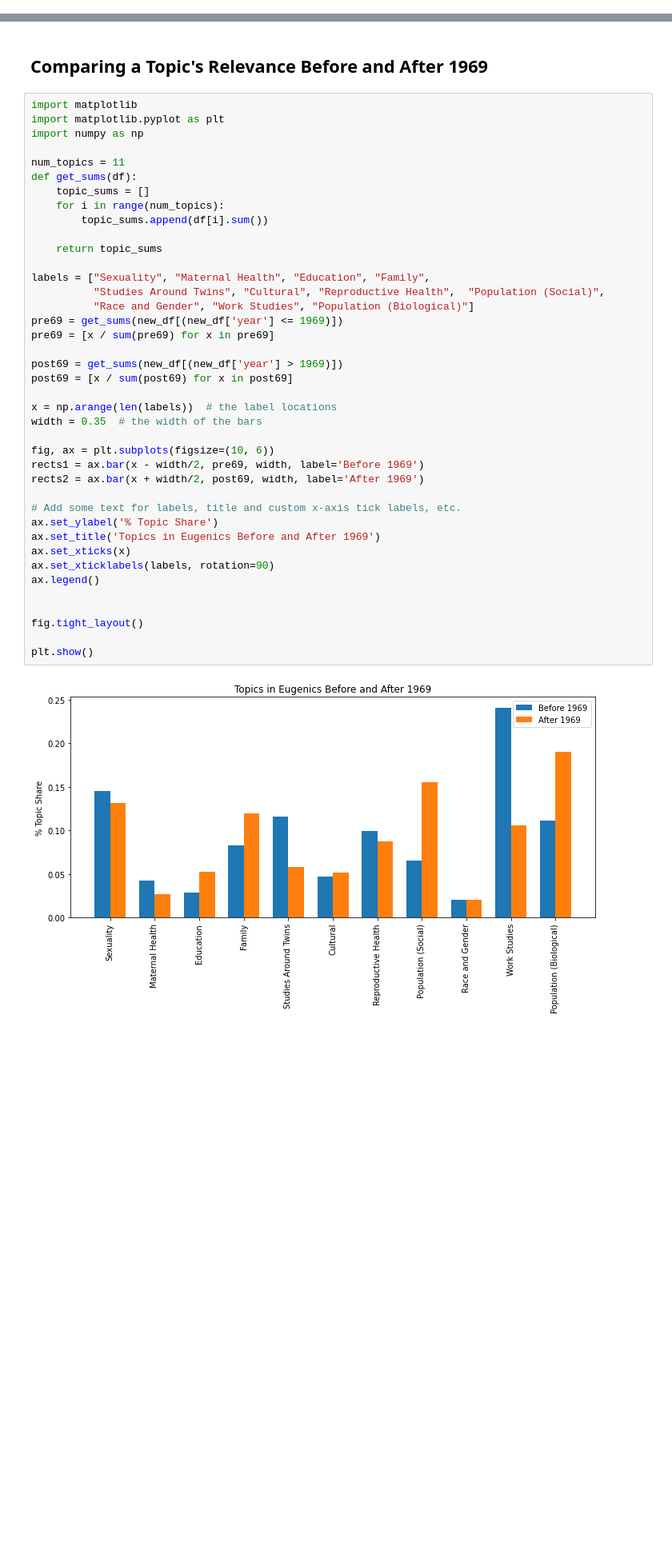
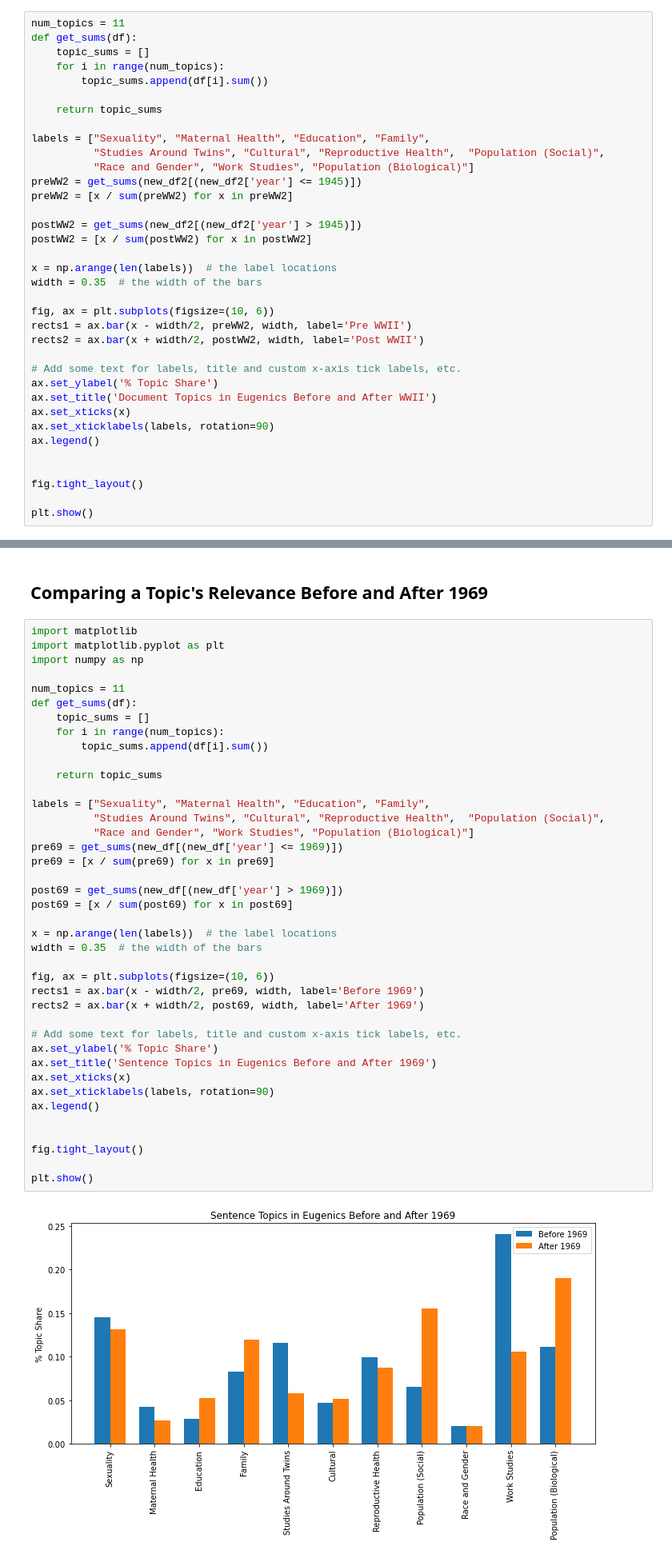
Before and after one commit to zekemorton/TopicModelingProject, a Jupyter notebook: plots.ipynb, the cells around one changed output, grey strips where cells are left out. Shown at 80% size. Saved outputs shown, nothing was run; the diff lists cells and outputs as text; blank space fills up the shorter version.

```diff
--- a/plots.ipynb
+++ b/plots.ipynb
@@ -77,0 +85,36 @@ plt.show()
+# %%
+num_topics = 11
+def get_sums(df):
+    topic_sums = []
+    for i in range(num_topics):
+        topic_sums.append(df[i].sum())
+
+    return topic_sums
+
+labels = ["Sexuality", "Maternal Health", "Education", "Family",
+          "Studies Around Twins", "Cultural", "Reproductive Health",  "Population (Social)",
+          "Race and Gender", "Work Studies", "Population (Biological)"]
+preWW2 = get_sums(new_df2[(new_df2['year'] <= 1945)])
+preWW2 = [x / sum(preWW2) for x in preWW2]
+
+postWW2 = get_sums(new_df2[(new_df2['year'] > 1945)])
+postWW2 = [x / sum(postWW2) for x in postWW2]
+
+x = np.arange(len(labels))  # the label locations
+width = 0.35  # the width of the bars
+
+fig, ax = plt.subplots(figsize=(10, 6))
+rects1 = ax.bar(x - width/2, preWW2, width, label='Pre WWII')
+rects2 = ax.bar(x + width/2, postWW2, width, label='Post WWII')
+
+# Add some text for labels, title and custom x-axis tick labels, etc.
+ax.set_ylabel('% Topic Share')
+ax.set_title('Document Topics in Eugenics Before and After WWII')
+ax.set_xticks(x)
+ax.set_xticklabels(labels, rotation=90)
+ax.legend()
+
+
+fig.tight_layout()
+
+plt.show()
@@ -90,32 +135,32 @@ def get_sums(df):
 
     return topic_sums
 
 labels = ["Sexuality", "Maternal Health", "Education", "Family",
           "Studies Around Twins", "Cultural", "Reproductive Health",  "Population (Social)",
           "Race and Gender", "Work Studies", "Population (Biological)"]
 pre69 = get_sums(new_df[(new_df['year'] <= 1969)])
 pre69 = [x / sum(pre69) for x in pre69]
 
 post69 = get_sums(new_df[(new_df['year'] > 1969)])
 post69 = [x / sum(post69) for x in post69]
 
 x = np.arange(len(labels))  # the label locations
 width = 0.35  # the width of the bars
 
 fig, ax = plt.subplots(figsize=(10, 6))
 rects1 = ax.bar(x - width/2, pre69, width, label='Before 1969')
 rects2 = ax.bar(x + width/2, post69, width, label='After 1969')
 
 # Add some text for labels, title and custom x-axis tick labels, etc.
 ax.set_ylabel('% Topic Share')
-ax.set_title('Topics in Eugenics Before and After 1969')
+ax.set_title('Sentence Topics in Eugenics Before and After 1969')
 ax.set_xticks(x)
 ax.set_xticklabels(labels, rotation=90)
 ax.legend()
 
 
 fig.tight_layout()
 
 plt.show()
 # %% [output]
-[figure, old version]
+[figure, new version]
```
Also changed, not shown: parts of 12 cells of this notebook, 1 other file.
